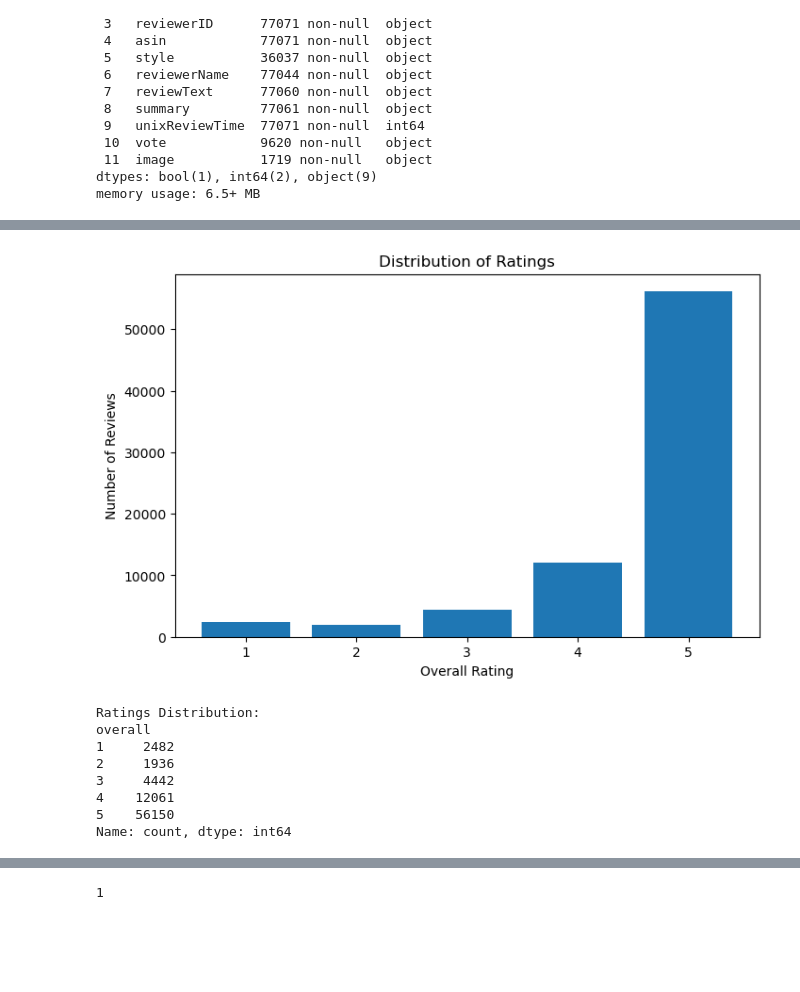
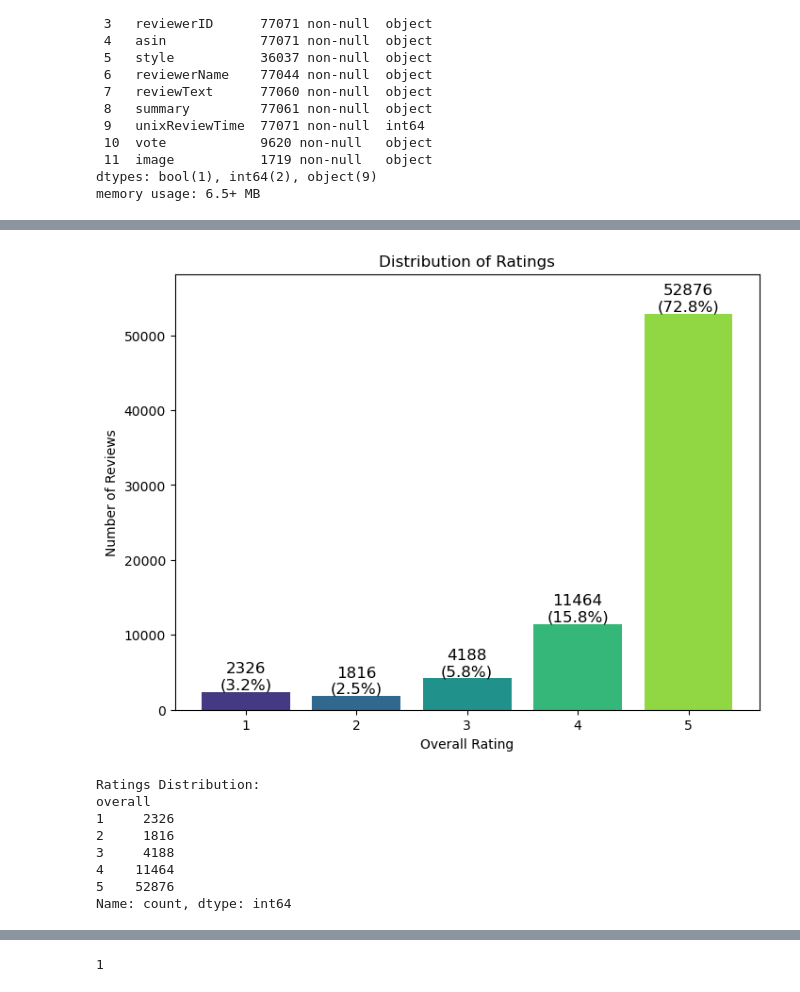
Before and after one commit to ruolan89/W25_COMP262_002_TeamGamma, a Jupyter notebook: Project_Phares1_TeamGamma.ipynb, the cells around one changed output, grey strips where cells are left out. Saved outputs shown, nothing was run; the diff lists cells and outputs as text; code cells hidden in the pictures; blank space fills up the shorter version.

```diff
--- a/Project_Phares1_TeamGamma.ipynb
+++ b/Project_Phares1_TeamGamma.ipynb
@@ -18,7 +20,7 @@ print("data_path:", data_path)
 current_dir: /Users/rebecca/Documents/CROUSE/Winter-2025/COMP262-NLP_RS/Project/W25_COMP262_002_TeamGamma
 data_path: /Users/rebecca/Documents/CROUSE/Winter-2025/COMP262-NLP_RS/Project/W25_COMP262_002_TeamGamma/Industrial_and_Scientific_5.json
 # %%
-data = pd.read_json(data_path,orient='records',lines=True)
+dataset = pd.read_json(data_path,orient='records',lines=True)
 # %%
 """
 1. Dataset data exploration: List the main finding of the dataset. Be thorough and creative.
@@ -70,3 +74,11 @@ Data columns (total 12 columns):
  11  image           1719 non-null   object
 dtypes: bool(1), int64(2), object(9)
 memory usage: 6.5+ MB
+# %%
+#drop null column of reviewText
+data_without_nan = dataset.dropna(subset=['reviewText'])
+# %%
+# remove product has only 1 review
+product_review_counts = data_without_nan['asin'].value_counts()
+valid_products = product_review_counts[product_review_counts > 1].index
+data_without_one = data_without_nan[data_without_nan['asin'].isin(valid_products)]
@@ -72,0 +97,8 @@ memory usage: 6.5+ MB
+# %%
+#keep first
+data = data_without_one.drop_duplicates(
+    subset=['reviewText', 'asin', 'reviewerID', 'overall', 'reviewerName', 'reviewTime', 'unixReviewTime'],
+    keep='first'
+)
+
+print(data.shape)
@@ -78,23 +134,35 @@ import numpy as np
 import seaborn as sns
 # %%
 rating_counts = data['overall'].value_counts().sort_index()
+total_reviews = rating_counts.sum()
 
-plt.figure(figsize=(8,5))
-plt.bar(rating_counts.index, rating_counts.values)
+colors = sns.color_palette("viridis", len(rating_counts))
+
+plt.figure(figsize=(8,6))
+bars = plt.bar(rating_counts.index, rating_counts.values, color=colors)
 plt.xlabel("Overall Rating")
 plt.ylabel("Number of Reviews")
 plt.title("Distribution of Ratings")
+plt.ylim(0, rating_counts.max() * 1.1)
+
+for bar in bars:
+    height = bar.get_height()
+    percentage = (height / total_reviews) * 100
+    plt.text(bar.get_x() + bar.get_width()/2, height,
+             f"{height}\n({percentage:.1f}%)",
+             ha='center', va='bottom', fontsize=12)
+
 plt.show()
 
 print("Ratings Distribution:")
 print(rating_counts)
 # %% [output]
-[figure, old version]
+[figure, new version]
 Ratings Distribution:
 overall
-1     2482
-2     1936
-3     4442
-4    12061
-5    56150
+1     2326
+2     1816
+3     4188
+4    11464
+5    52876
 Name: count, dtype: int64
```
Also changed, not shown: parts of 81 cells of this notebook.
